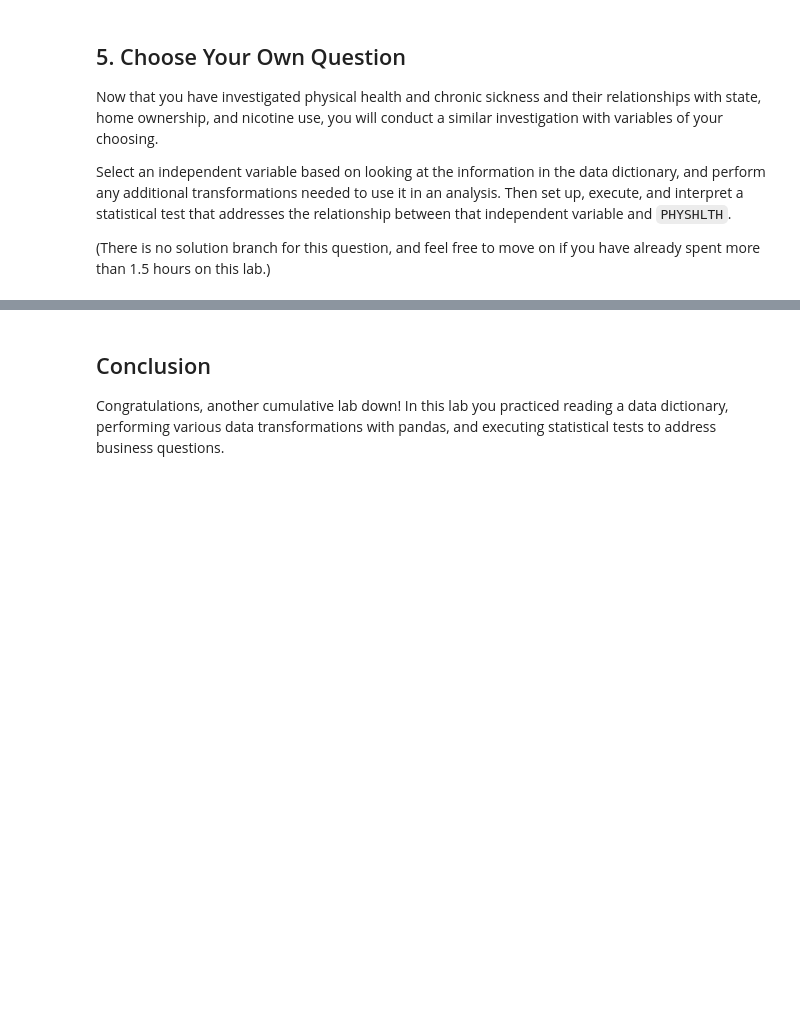
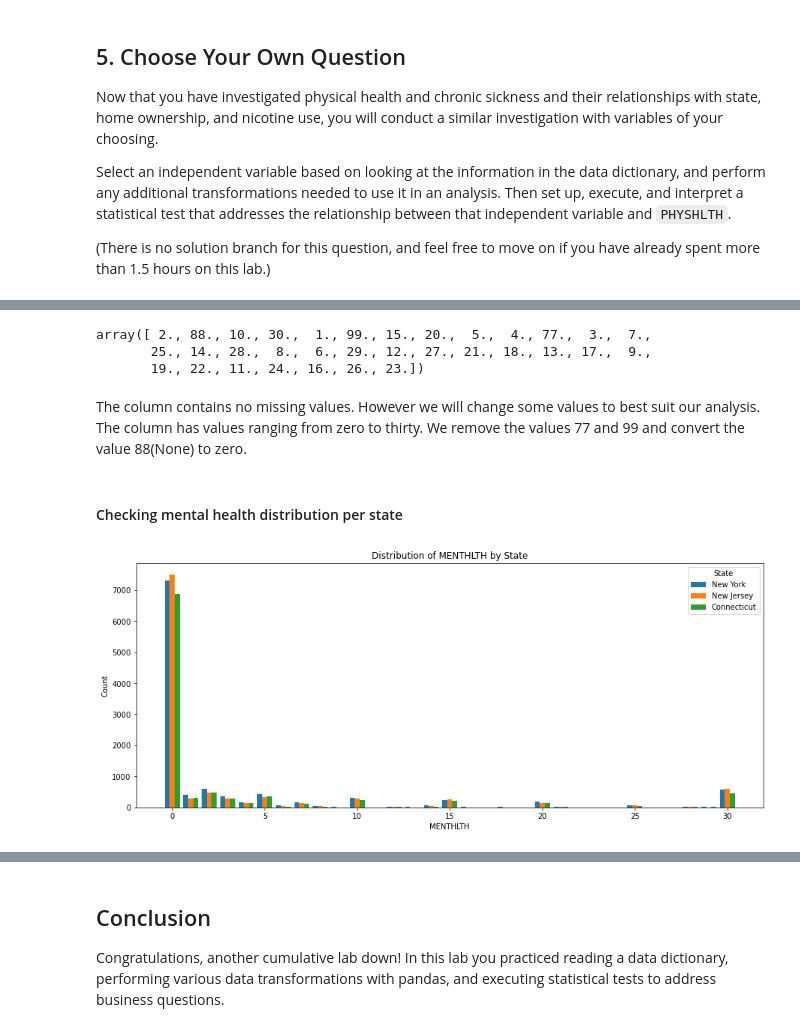
Before and after one commit to Obatsa/dsc-hypothesis-testing-lab, a Jupyter notebook: index.ipynb, the cells around one changed output, grey strips where cells are left out. Saved outputs shown, nothing was run; the diff lists cells and outputs as text; code cells hidden in the pictures; blank space fills up the shorter version.

```diff
--- a/index.ipynb
+++ b/index.ipynb
@@ -597,0 +598,35 @@ Select an independent variable based on looking at the information in the data d
+# %%
+df["MENTHLTH"].unique()
+# %% [output]
+array([ 2., 88., 10., 30.,  1., 99., 15., 20.,  5.,  4., 77.,  3.,  7.,
+       25., 14., 28.,  8.,  6., 29., 12., 27., 21., 18., 13., 17.,  9.,
+       19., 22., 11., 24., 16., 26., 23.])
+# %% [markdown]
+The column contains no missing values. However we will change some values to best suit our analysis. The column has values ranging from zero to thirty. We remove the values 77 and 99 and convert the value 88(None) to zero.
+# %%
+df.loc[df["MENTHLTH"] == 88, "MENTHLTH"] = 0
+values = [77, 99]
+df = df[df.MENTHLTH.isin(values) == False]
+# %% [markdown]
+#### Checking mental health distribution per state
+# %%
+ny = df.loc[df["_STATE"] == "New York", "MENTHLTH"]
+nj = df.loc[df["_STATE"] == "New Jersey", "MENTHLTH"]
+ct = df.loc[df["_STATE"] == "Connecticut", "MENTHLTH"]
+
+fig, ax = plt.subplots(figsize=(15, 6))
+
+ax.hist(
+    x=[ny, nj, ct],
+    label=["New York", "New Jersey", "Connecticut"],
+    bins=range(32),
+    align="left"
+)
+
+ax.set_xlabel("MENTHLTH")
+ax.set_ylabel("Count")
+ax.set_title("Distribution of MENTHLTH by State")
+
+ax.legend(title="State");
+# %% [output]
+[figure, added]
```
Also changed, not shown: parts of 26 cells of this notebook.
